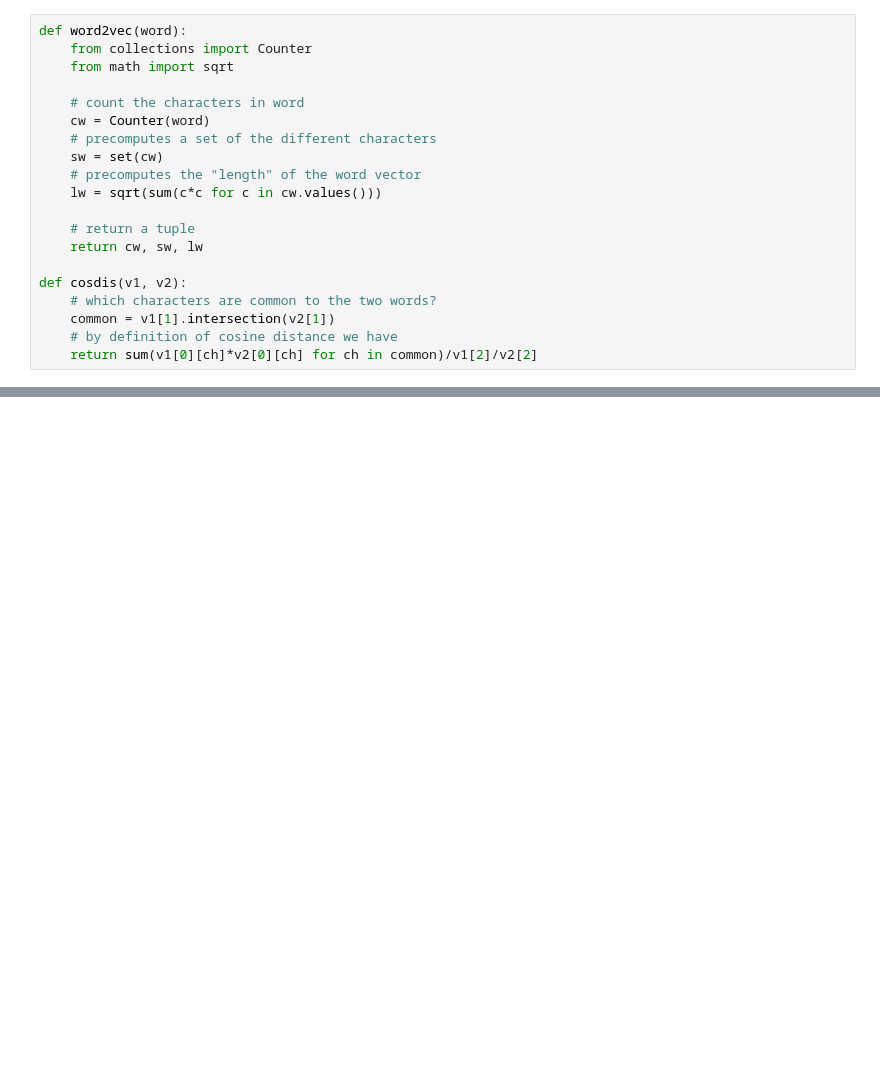
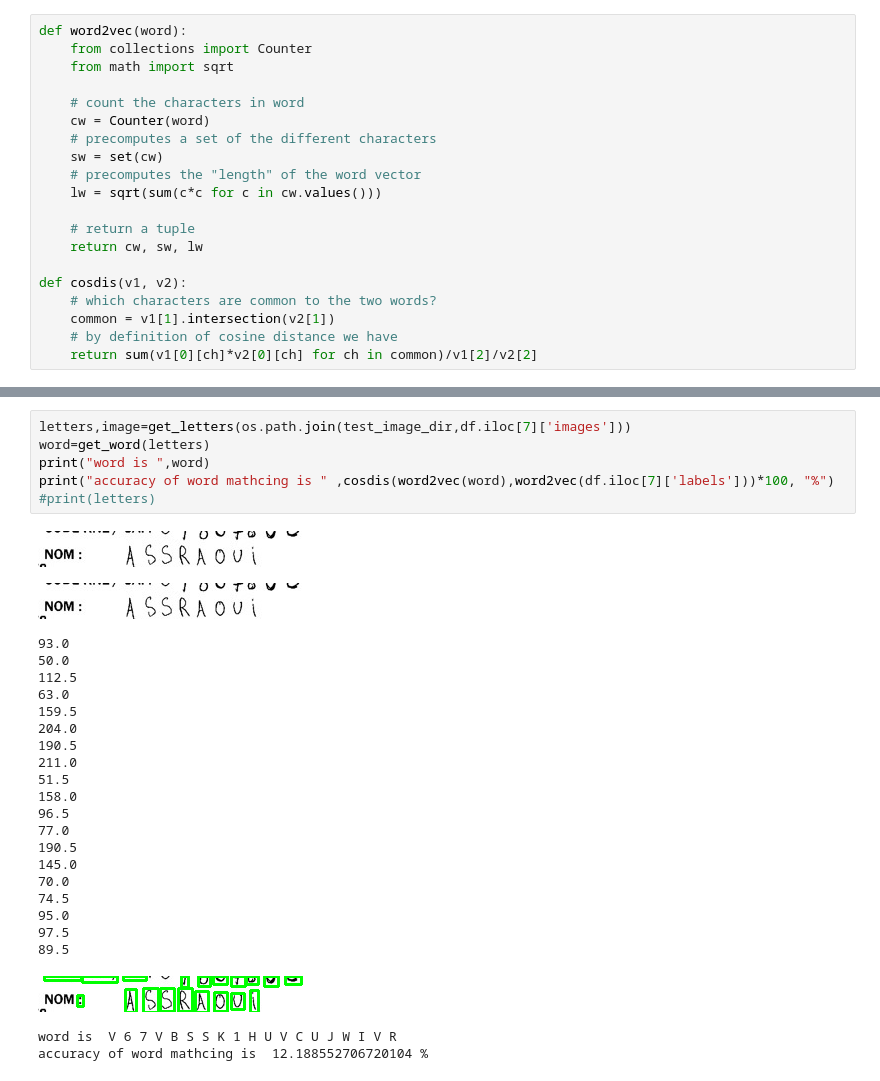
Before and after one commit to Ashwin1234/ML_OCR_project1, a Jupyter notebook: HandWritten_OCR.ipynb, the cells around one changed output, grey strips where cells are left out. Saved outputs shown, nothing was run; the diff lists cells and outputs as text; blank space fills up the shorter version.

```diff
--- a/HandWritten_OCR.ipynb
+++ b/HandWritten_OCR.ipynb
@@ -390,0 +371,31 @@ accuracy of word mathcing is  37.30019232961255 %
+# %%
+letters,image=get_letters(os.path.join(test_image_dir,df.iloc[7]['images']))
+word=get_word(letters)
+print("word is ",word)
+print("accuracy of word mathcing is " ,cosdis(word2vec(word),word2vec(df.iloc[7]['labels']))*100, "%")
+#print(letters)
+# %% [output]
+[figure, added]
+[figure, added]
+93.0
+50.0
+112.5
+63.0
+159.5
+204.0
+190.5
+211.0
+51.5
+158.0
+96.5
+77.0
+190.5
+145.0
+70.0
+74.5
+95.0
+97.5
+89.5
+[figure, added]
+word is  V 6 7 V B S S K 1 H U V C U J W I V R
+accuracy of word mathcing is  12.188552706720104 %
```
Also changed, not shown: parts of 22 cells of this notebook.
